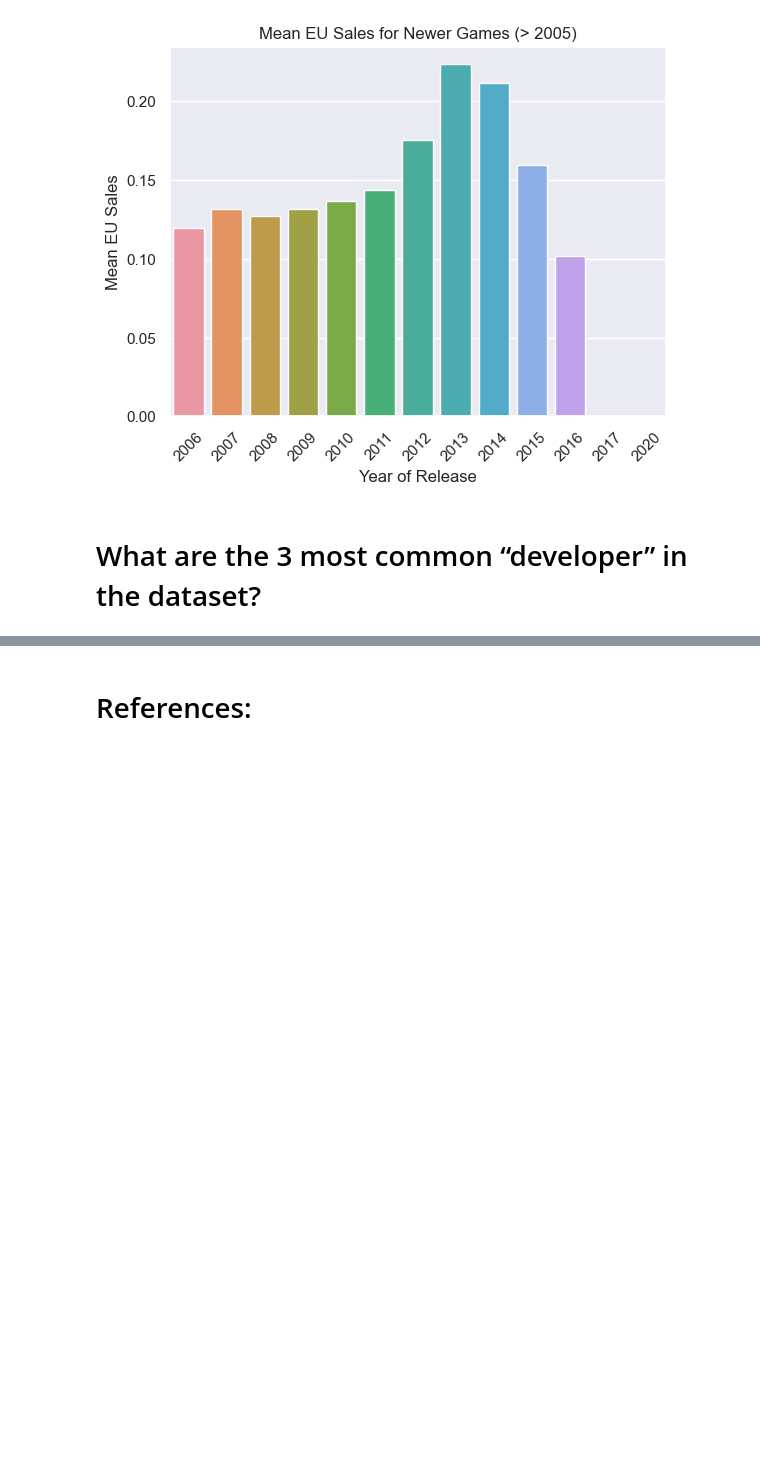
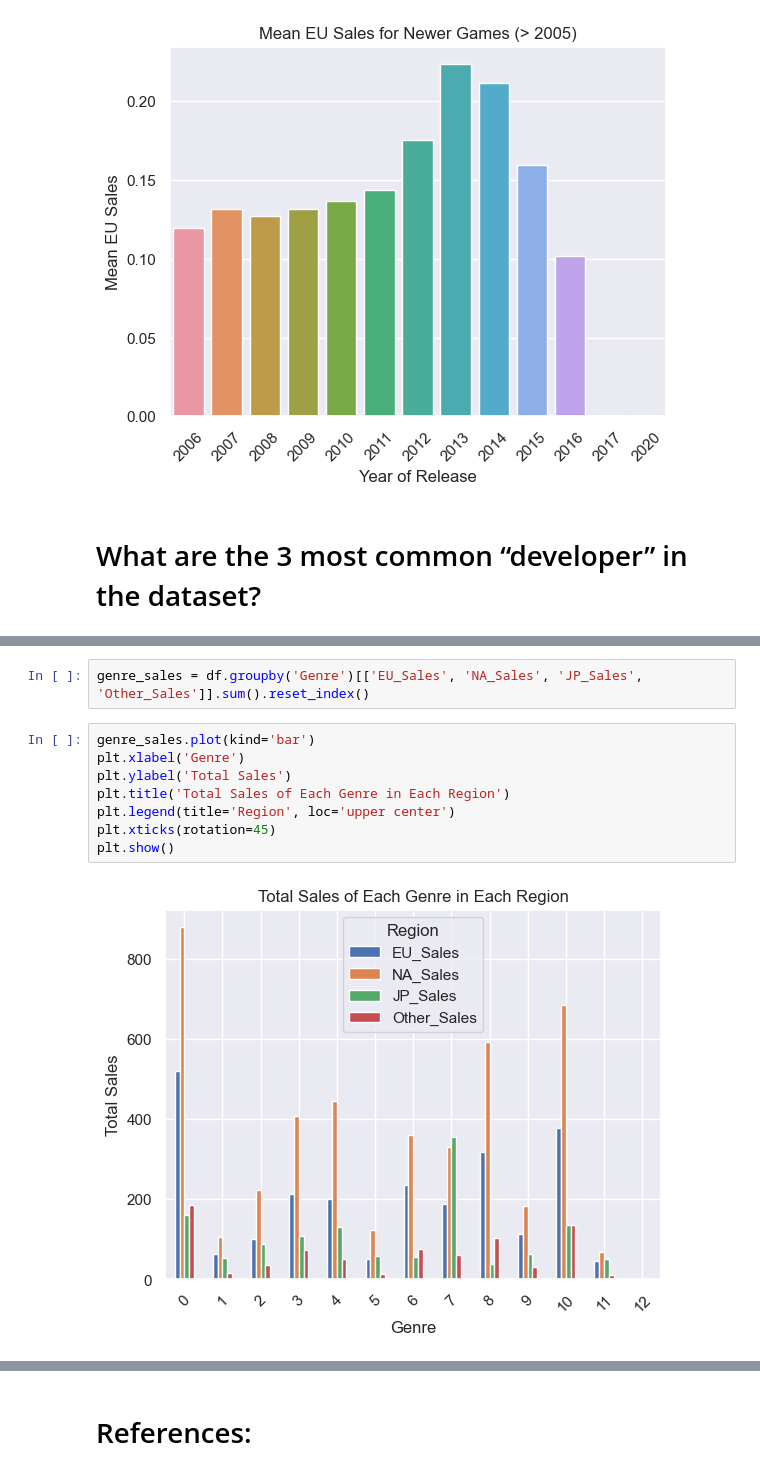
Before and after one commit to Sba23037/CristinaPriolo_DVizHDip_CA1, a Jupyter notebook: CristinaPriolo_DVizHDip_CA1.ipynb, the cells around one changed output, grey strips where cells are left out. Drawn from its saved outputs; the diff is of its cells as text; blank space fills up the shorter version.

```diff
--- a/CristinaPriolo_DVizHDip_CA1.ipynb
+++ b/CristinaPriolo_DVizHDip_CA1.ipynb
@@ -558,0 +594,12 @@ plt.show()
+# %%
+genre_sales = df.groupby('Genre')[['EU_Sales', 'NA_Sales', 'JP_Sales', 'Other_Sales']].sum().reset_index()
+# %%
+genre_sales.plot(kind='bar')
+plt.xlabel('Genre')
+plt.ylabel('Total Sales')
+plt.title('Total Sales of Each Genre in Each Region')
+plt.legend(title='Region', loc='upper center')
+plt.xticks(rotation=45)
+plt.show()
+# %% [output]
+[figure, added]
```
Also changed, not shown: parts of 28 cells of this notebook.
